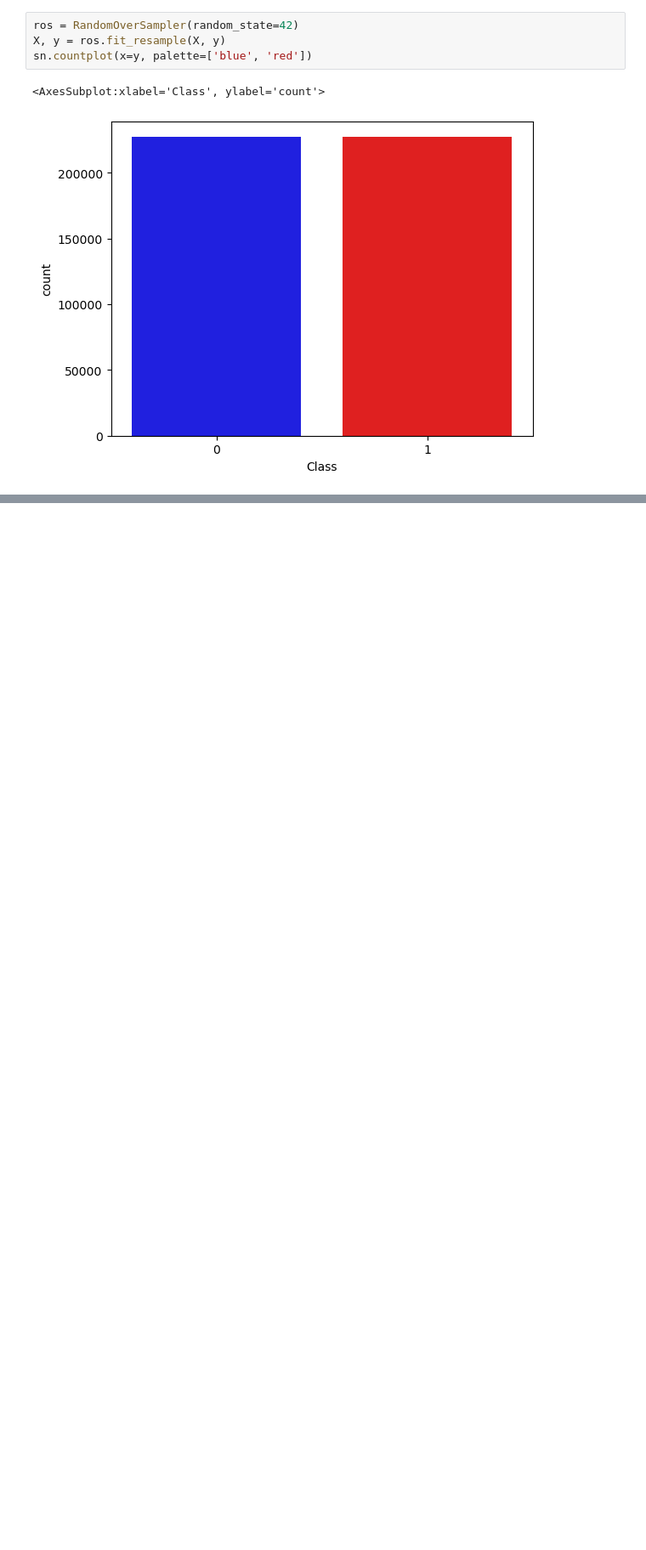
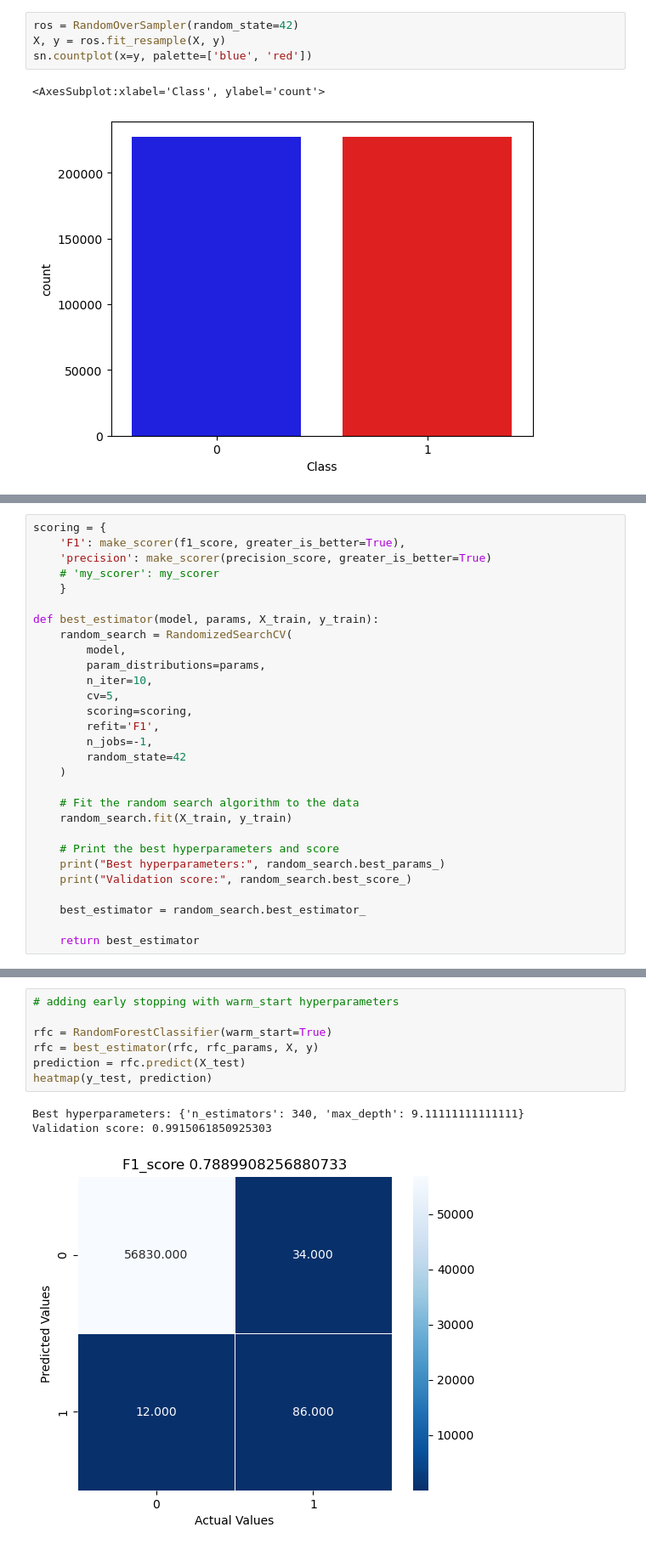
Before and after one commit to MuokaPWambua/CredictCardFraudDetectionModel, a Jupyter notebook: fdm.ipynb, the cells around one changed output, grey strips where cells are left out. Shown: that part at 85% size. Saved outputs shown, nothing was run; the diff lists cells and outputs as text; blank space fills up the shorter version.

```diff
--- a/fdm.ipynb
+++ b/fdm.ipynb
@@ -300,0 +300,29 @@ heatmap(y_test, y_pred_threshold)
+# %%
+scoring = {
+    'F1': make_scorer(f1_score, greater_is_better=True),
+    'precision': make_scorer(precision_score, greater_is_better=True)
+    # 'my_scorer': my_scorer
+    }
+
+def best_estimator(model, params, X_train, y_train):
+    random_search = RandomizedSearchCV(
+        model,
+        param_distributions=params,
+        n_iter=10,
+        cv=5,
+        scoring=scoring,
+        refit='F1',
+        n_jobs=-1,
+        random_state=42
+    )
+
+    # Fit the random search algorithm to the data
+    random_search.fit(X_train, y_train)
+
+    # Print the best hyperparameters and score
+    print("Best hyperparameters:", random_search.best_params_)
+    print("Validation score:", random_search.best_score_)
+
+    best_estimator = random_search.best_estimator_
+
+    return best_estimator
@@ -300,0 +332,11 @@ heatmap(y_test, y_pred_threshold)
+# %%
+# adding early stopping with warm_start hyperparameters
+
+rfc = RandomForestClassifier(warm_start=True)
+rfc = best_estimator(rfc, rfc_params, X, y)
+prediction = rfc.predict(X_test)
+heatmap(y_test, prediction)
+# %% [output]
+Best hyperparameters: {'n_estimators': 340, 'max_depth': 9.11111111111111}
+Validation score: 0.9915061850925303
+[figure, added]
```
Also changed, not shown: parts of 54 cells of this notebook, 29 other files.
